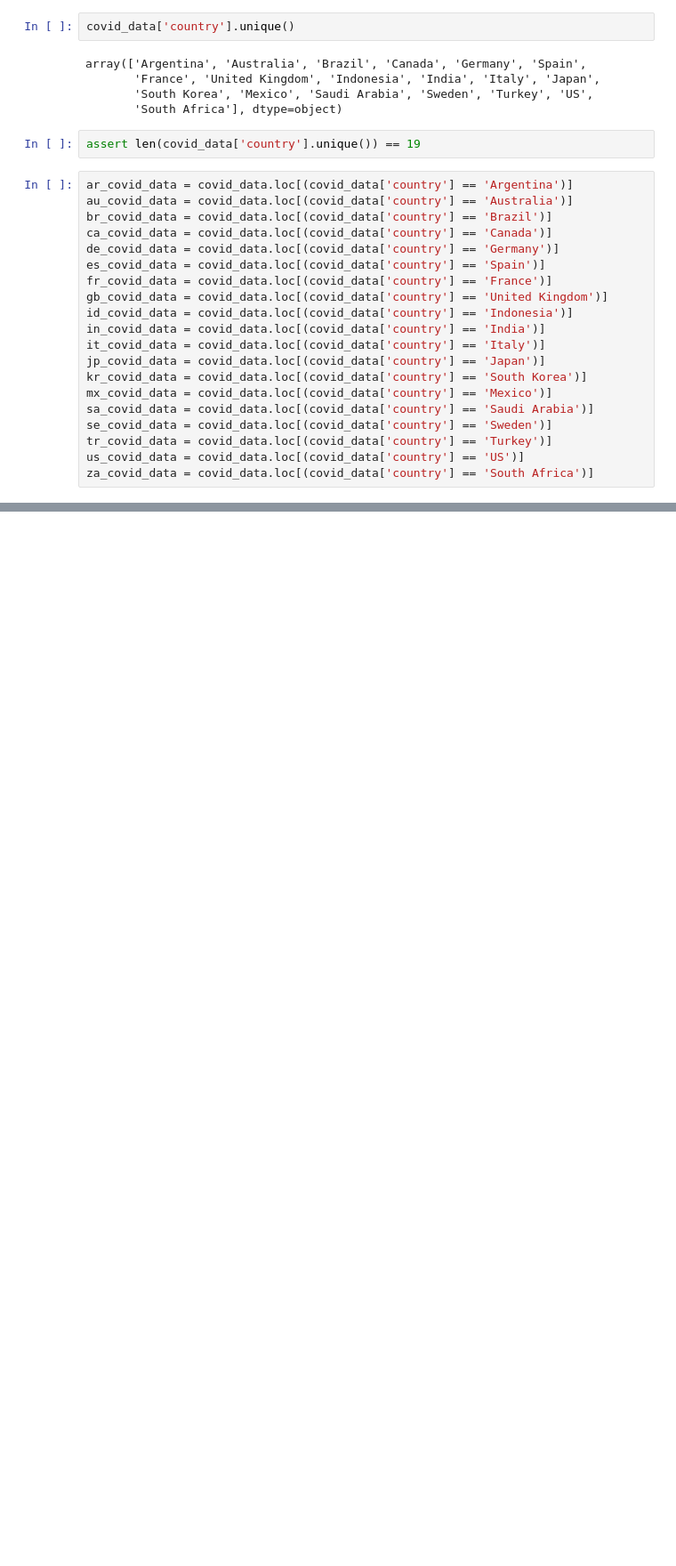
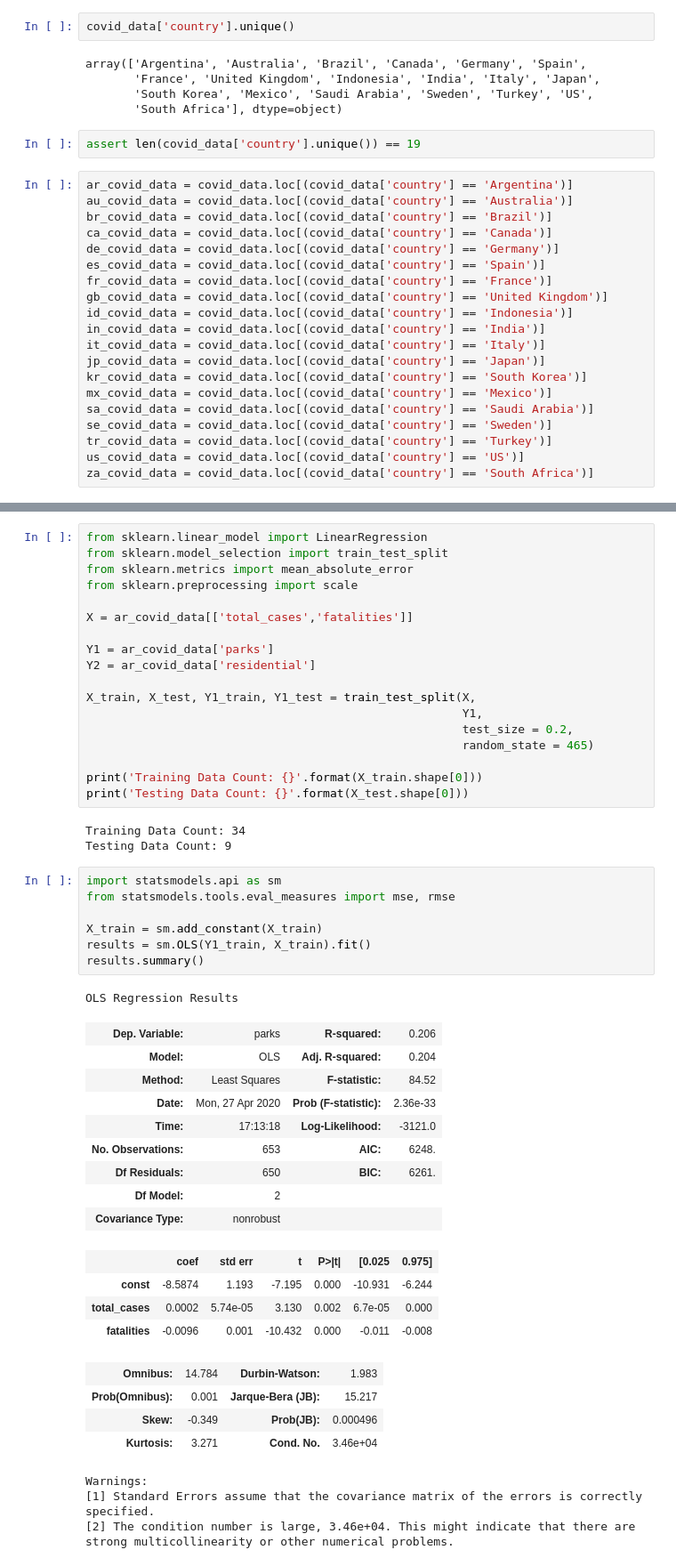
Before and after one commit to Pedrag1234/FEUP_IART_TP2, a Jupyter notebook: src/ covid19_mobility.ipynb, the cells around one changed output, grey strips where cells are left out. Shown: that part at 89% size. Cells and saved outputs as stored; diff of their text form; blank space fills up the shorter version.

```diff
--- a/src/ covid19_mobility.ipynb
+++ b/src/ covid19_mobility.ipynb
@@ -102,0 +103,51 @@ sb.heatmap(covid_data.corr(),cmap="viridis",
+# %%
+from sklearn.linear_model import LinearRegression
+from sklearn.model_selection import train_test_split
+from sklearn.metrics import mean_absolute_error
+from sklearn.preprocessing import scale
+
+X = ar_covid_data[['total_cases','fatalities']]
+
+Y1 = ar_covid_data['parks']
+Y2 = ar_covid_data['residential']
+
+X_train, X_test, Y1_train, Y1_test = train_test_split(X,
+                                                      Y1,
+                                                      test_size = 0.2,
+                                                      random_state = 465)
+
+print('Training Data Count: {}'.format(X_train.shape[0]))
+print('Testing Data Count: {}'.format(X_test.shape[0]))
+# %% [output]
+Training Data Count: 34
+Testing Data Count: 9
+# %%
+import statsmodels.api as sm
+from statsmodels.tools.eval_measures import mse, rmse
+
+X_train = sm.add_constant(X_train)
+results = sm.OLS(Y1_train, X_train).fit()
+results.summary()
+# %% [output]
+OLS Regression Results
+| Dep. Variable: | parks | R-squared: | 0.206 |
+| Model: | OLS | Adj. R-squared: | 0.204 |
+| Method: | Least Squares | F-statistic: | 84.52 |
+| Date: | Mon, 27 Apr 2020 | Prob (F-statistic): | 2.36e-33 |
+| Time: | 17:13:18 | Log-Likelihood: | -3121.0 |
+| No. Observations: | 653 | AIC: | 6248. |
+| Df Residuals: | 650 | BIC: | 6261. |
+| Df Model: | 2 |  |  |
+| Covariance Type: | nonrobust |  |  |
+|  | coef | std err | t | P>|t| | [0.025 | 0.975] |
+| const | -8.5874 | 1.193 | -7.195 | 0.000 | -10.931 | -6.244 |
+| total_cases | 0.0002 | 5.74e-05 | 3.130 | 0.002 | 6.7e-05 | 0.000 |
+| fatalities | -0.0096 | 0.001 | -10.432 | 0.000 | -0.011 | -0.008 |
+| Omnibus: | 14.784 | Durbin-Watson: | 1.983 |
+| Prob(Omnibus): | 0.001 | Jarque-Bera (JB): | 15.217 |
+| Skew: | -0.349 | Prob(JB): | 0.000496 |
+| Kurtosis: | 3.271 | Cond. No. | 3.46e+04 |
+Warnings:
+[1] Standard Errors assume that the covariance matrix of the errors is correctly specified.
+[2] The condition number is large, 3.46e+04. This might indicate that there are
+strong multicollinearity or other numerical problems.
```
Also changed, not shown: parts of 5 cells of this notebook, 1 other file.
